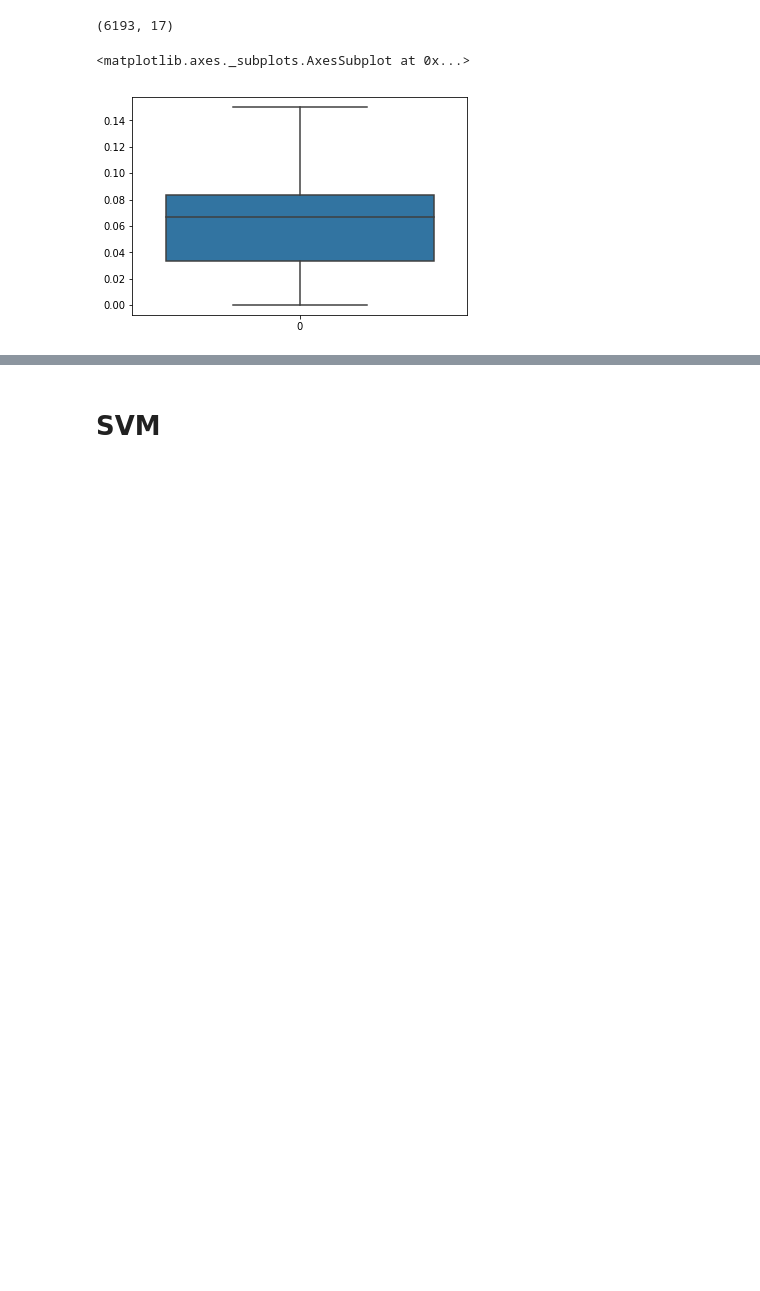
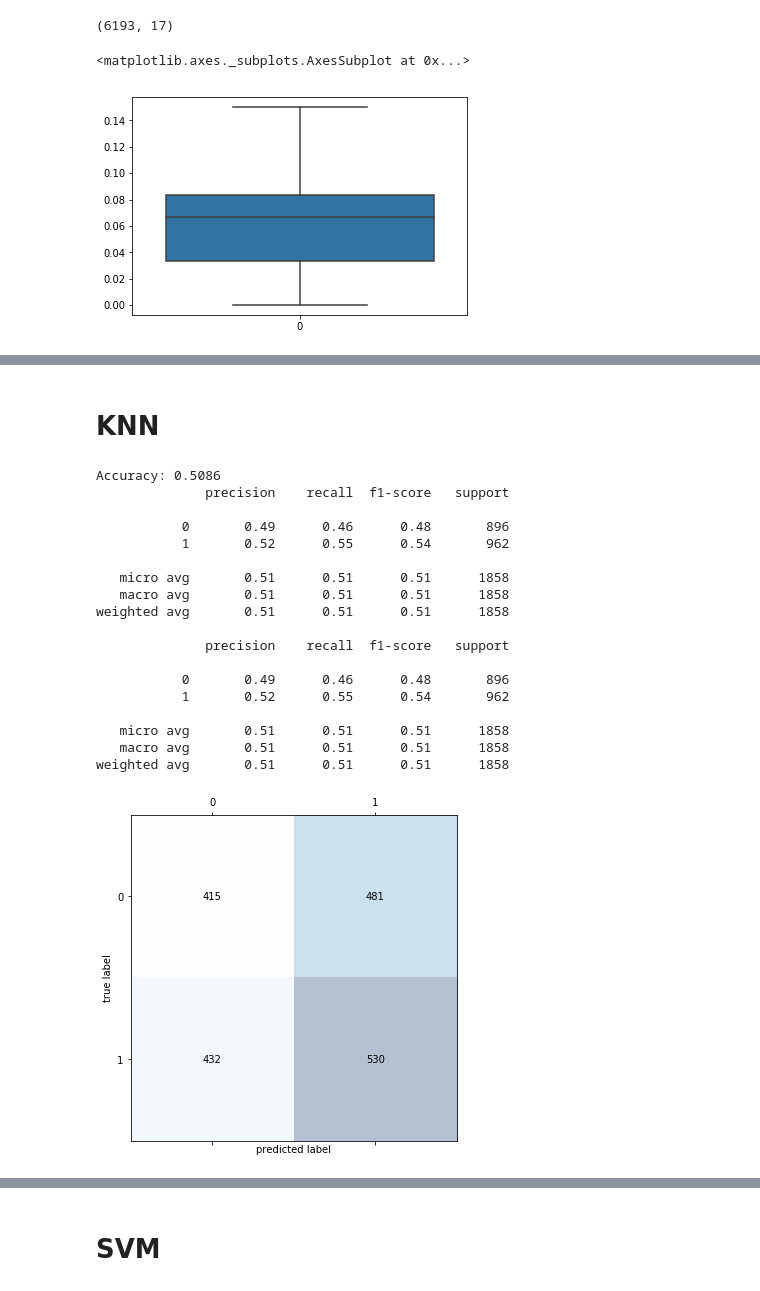
Before and after one commit to Edwardkang1004/Springboard, a Jupyter notebook: Capstone Project 1/Capstone Project 1b.ipynb, the cells around one changed output, grey strips where cells are left out. Saved outputs shown, nothing was run; the diff lists cells and outputs as text; code cells hidden in the pictures; blank space fills up the shorter version.

```diff
--- a/Capstone Project 1/Capstone Project 1b.ipynb
+++ b/Capstone Project 1/Capstone Project 1b.ipynb
@@ -698,0 +777,45 @@ train_features, test_features, train_labels, test_labels = train_test_split(feat
+# %% [markdown]
+# KNN
+# %%
+from sklearn.neighbors import KNeighborsClassifier
+
+knn = KNeighborsClassifier(n_neighbors=5)
+knn.fit(train_features, train_labels)
+
+y_pred = knn.predict(test_features)
+
+accuracy = accuracy_score(test_labels, y_pred)
+print('Accuracy: {:.4f}'.format(accuracy))
+
+print(classification_report(test_labels, y_pred))
+
+print(classification_report(test_labels, y_pred))
+
+cm = confusion_matrix(y_true = test_labels, y_pred = y_pred)
+fig, ax = plt.subplots(figsize = (6, 6))
+ax.matshow(cm, cmap = plt.cm.Blues, alpha = 0.3)
+for i in range(cm.shape[0]):
+    for j in range(cm.shape[1]):
+        ax.text(x=j, y=i, s=cm[i, j], va='center', ha='center')
+plt.xlabel('predicted label')
+plt.ylabel('true label');
+# %% [output]
+Accuracy: 0.5086
+              precision    recall  f1-score   support
+
+           0       0.49      0.46      0.48       896
+           1       0.52      0.55      0.54       962
+
+   micro avg       0.51      0.51      0.51      1858
+   macro avg       0.51      0.51      0.51      1858
+weighted avg       0.51      0.51      0.51      1858
+
+              precision    recall  f1-score   support
+
+           0       0.49      0.46      0.48       896
+           1       0.52      0.55      0.54       962
+
+   micro avg       0.51      0.51      0.51      1858
+   macro avg       0.51      0.51      0.51      1858
+weighted avg       0.51      0.51      0.51      1858
+[figure, added]
```
Also changed, not shown: parts of 55 cells of this notebook.
